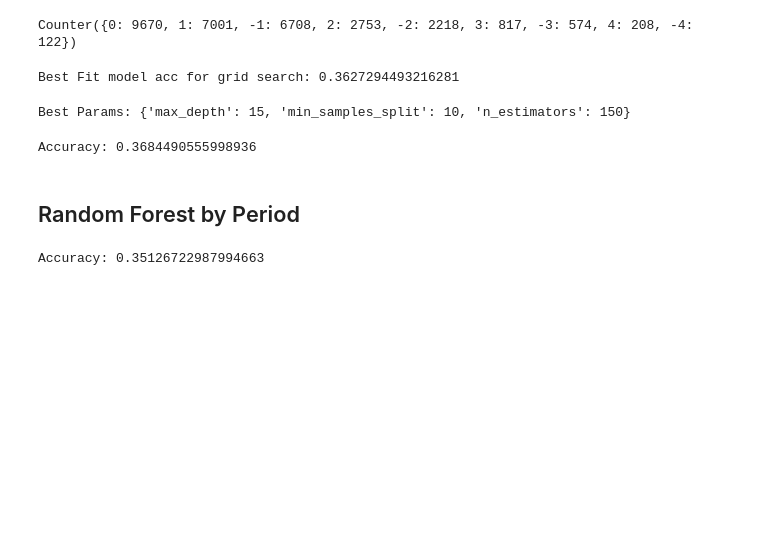
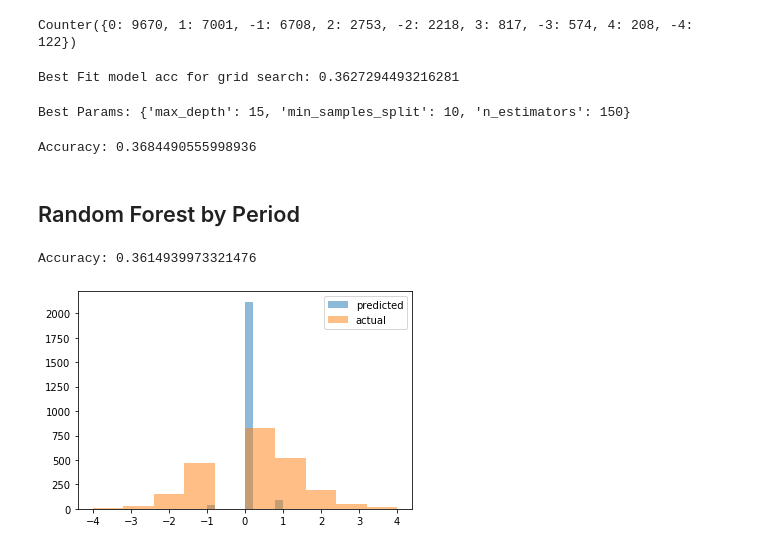
Before and after one commit to bliminate/Lord_Stanley_Seekers, a Jupyter notebook: NHL_Period_Data.ipynb, the cells around one changed output. Drawn from its saved outputs; the diff is of its cells as text; code cells hidden in the pictures; blank space fills up the shorter version.

Commit message:
split by periods with histrograms of predicted vs actual results

```diff
--- a/NHL_Period_Data.ipynb
+++ b/NHL_Period_Data.ipynb
@@ -80,8 +80,9 @@ class NHL_Period_Data:
         p2y = []
         p3y = []
         poy = []
-        for x,y in zip(self.data_x,self.data_y):
+        for i,x in enumerate(self.data_x):
             p = x[0]%10
+            y = self.data_y[i]
             if p == 1:
                 p1x.append(x[1:])
                 p1y.append(y)
@@ -90,7 +91,7 @@ class NHL_Period_Data:
                 p2y.append(y)
             elif p == 3:
                 p3x.append(x[1:])
-                p2y.append(y)
+                p3y.append(y)
             else:
                 pox.append(x[1:])
                 poy.append(y)
@@ -253,8 +254,14 @@ periodData.trainTestSplit(split=0.2, period=1)
 # %%
 rf_period1 = RandomForestClassifier(max_depth=15, min_samples_split=10, n_estimators=150)
 rf_period1.fit(periodData.train_x, periodData.train_y)
 rf_p1_pred = rf_period1.predict(periodData.test_x)
 rf_p1_acc = accuracy_score(periodData.test_y, rf_p1_pred)
 print("Accuracy: " + str(rf_p1_acc))
+
+plt.hist(rf_p1_pred, alpha=0.5, label='predicted')
+plt.hist(periodData.test_y, alpha=0.5, label='actual')
+plt.legend(loc='best')
+plt.show()
 # %% [output]
-Accuracy: 0.35126722987994663
+Accuracy: 0.3614939973321476
+[figure, added]
```
Also changed, not shown: parts of 3 cells of this notebook.
